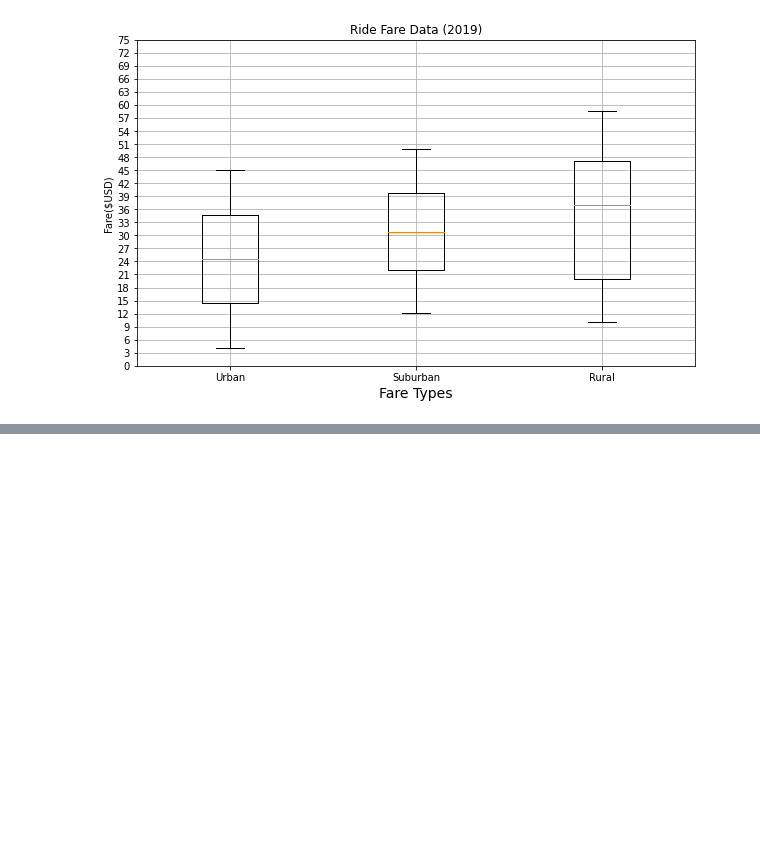
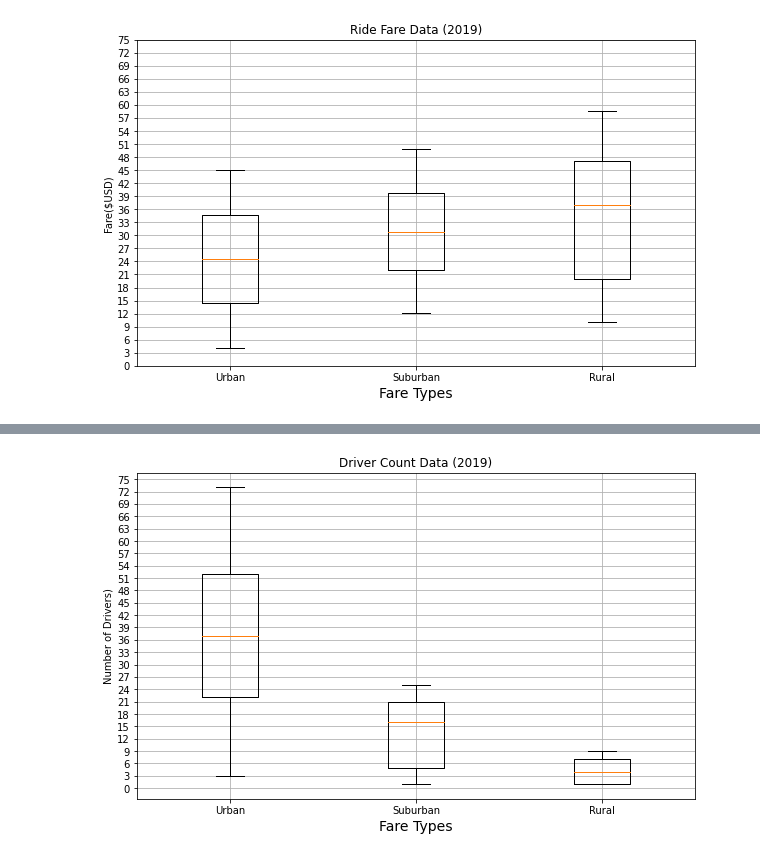
Before and after one commit to Beetleee/PyBer_Analysis, a Jupyter notebook: PyBer.ipynb, the cells around one changed output, grey strips where cells are left out. Saved outputs shown, nothing was run; the diff lists cells and outputs as text; code cells hidden in the pictures; blank space fills up the shorter version.

```diff
--- a/PyBer.ipynb
+++ b/PyBer.ipynb
@@ -488,3 +488,8 @@ urban_drivers.head()
 1628    19
 1629    12
 Name: driver_count, dtype: int64
+# %%
+     # 4c)The total number of drivers for each city type (1-we need to create a Series for each city type based on the driver_count column in each city type DataFrame)
+    # Get the driver count data from the suburban cities.
+suburban_drivers = suburban_cities_df['driver_count']
+suburban_drivers.head()
@@ -490,0 +503,5 @@ Name: driver_count, dtype: int64
+# %%
+     # 4c)The total number of drivers for each city type (1-we need to create a Series for each city type based on the driver_count column in each city type DataFrame)
+    # Get the driver count data from the rural cities.
+rural_drivers = rural_cities_df['driver_count']
+rural_drivers.head()
@@ -579,3 +629,20 @@ plt.show()
+# %%
+# 8) The number of drivers for each city type.
+# Create the box-and-whisker plot for the urban driver count data.
+x_labels = ["Urban", "Suburban","Rural"]
+driver_counts = [urban_drivers, suburban_drivers, rural_drivers]
+fig, ax = plt.subplots(figsize=(10, 6))
+ax.set_title('Driver Count Data (2019)')
+ax.set_ylabel('Number of Drivers)')
+ax.set_xlabel("Fare Types",fontsize=14)
+ax.boxplot(driver_counts, labels=x_labels)
+ax.set_yticks(np.arange(0, 77, step=3.0))
+ax.grid()
+# Save the figure.
+plt.savefig("analysis/Fig4.png")
+plt.show()
+# %% [output]
+[figure, added]
 # %%
 
 # 5) Create box-and-whisker plots that visualize each of the following to determine if there are any outliers:
```
Also changed, not shown: parts of 6 cells of this notebook, 2 other files.
